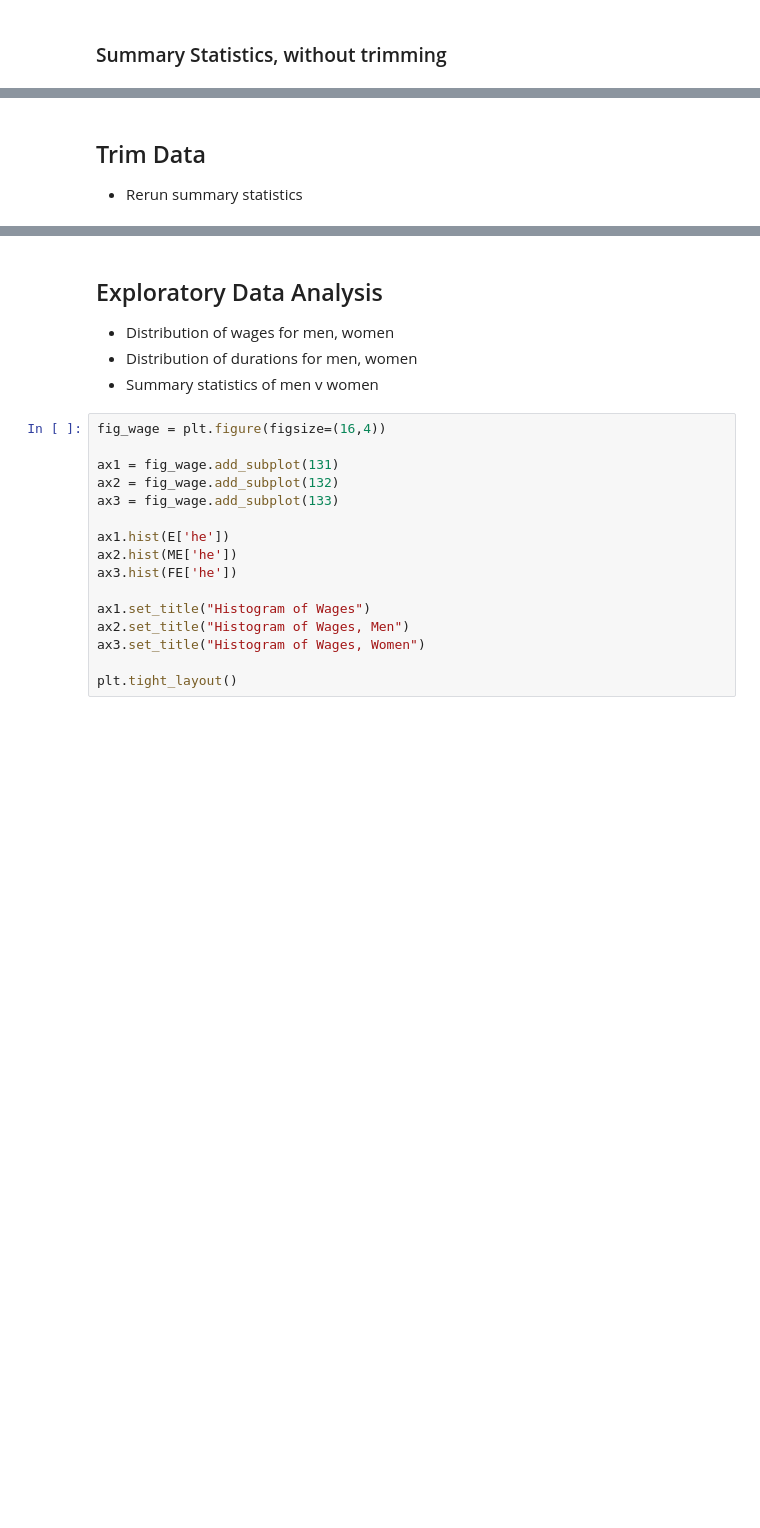
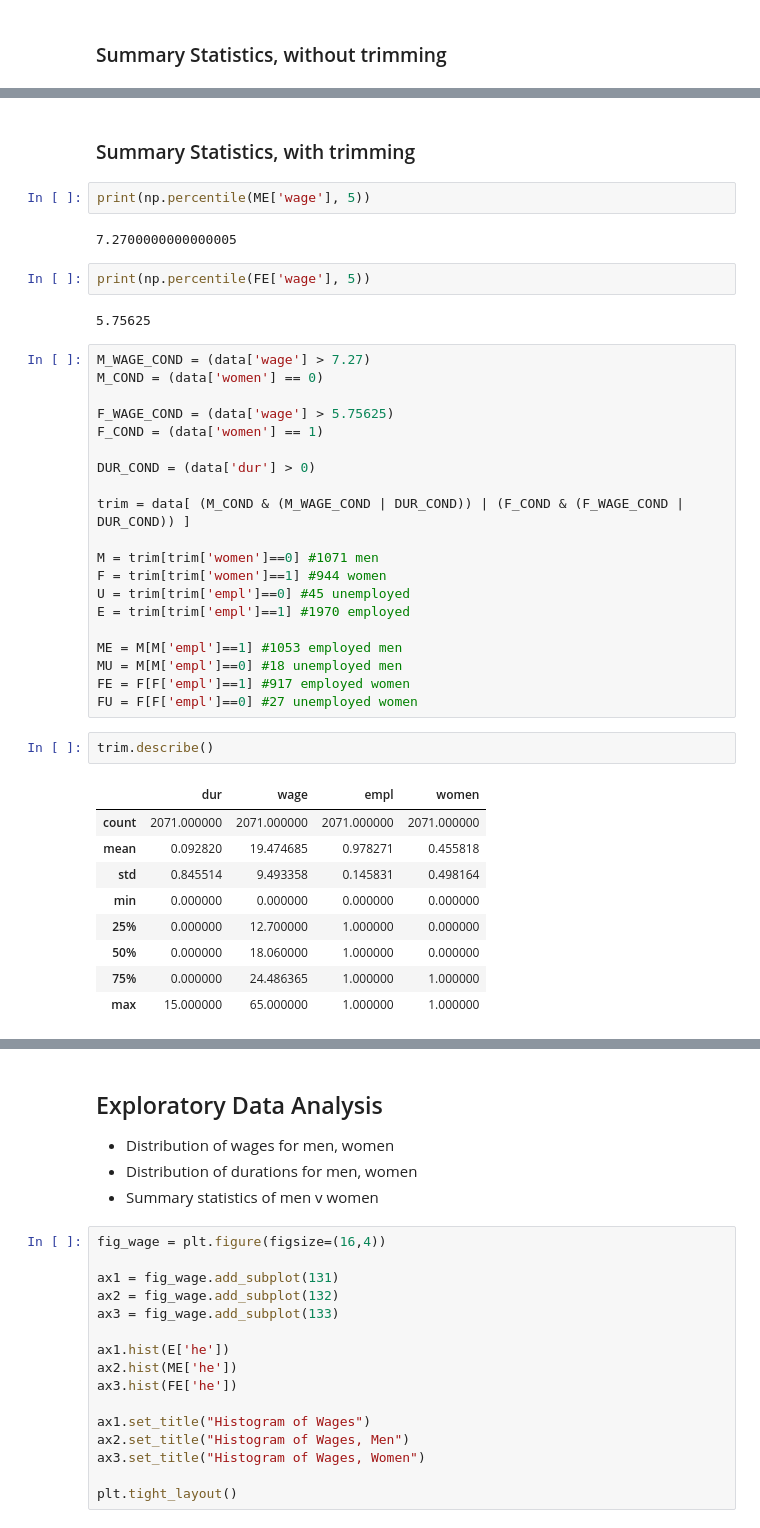
Before and after one commit to meganmccoy/masters-thesis, a Jupyter notebook: notebook/882 Replication.ipynb, the cells around one changed output, grey strips where cells are left out. Cells and saved outputs as stored; diff of their text form; blank space fills up the shorter version.

Commit message:
Trimmed data; no changes to MLE procedure

```diff
--- a/notebook/882 Replication.ipynb
+++ b/notebook/882 Replication.ipynb
@@ -99,4 +81,42 @@ Ratios
-# %% [markdown]
-## Trim Data
-
-- Rerun summary statistics
+# %% [markdown]
+### Summary Statistics, with trimming
+# %%
+print(np.percentile(ME['wage'], 5))
+# %% [output]
+7.2700000000000005
+# %%
+print(np.percentile(FE['wage'], 5))
+# %% [output]
+5.75625
+# %%
+M_WAGE_COND = (data['wage'] > 7.27)
+M_COND = (data['women'] == 0)
+
+F_WAGE_COND = (data['wage'] > 5.75625)
+F_COND = (data['women'] == 1)
+
+DUR_COND = (data['dur'] > 0)
+
+trim = data[ (M_COND & (M_WAGE_COND | DUR_COND)) | (F_COND & (F_WAGE_COND | DUR_COND)) ]
+
+M = trim[trim['women']==0] #1071 men
+F = trim[trim['women']==1] #944 women
+U = trim[trim['empl']==0] #45 unemployed
+E = trim[trim['empl']==1] #1970 employed
+
+ME = M[M['empl']==1] #1053 employed men
+MU = M[M['empl']==0] #18 unemployed men
+FE = F[F['empl']==1] #917 employed women
+FU = F[F['empl']==0] #27 unemployed women
+# %%
+trim.describe()
+# %% [output]
+|  | dur | wage | empl | women |
+| count | 2071.000000 | 2071.000000 | 2071.000000 | 2071.000000 |
+| mean | 0.092820 | 19.474685 | 0.978271 | 0.455818 |
+| std | 0.845514 | 9.493358 | 0.145831 | 0.498164 |
+| min | 0.000000 | 0.000000 | 0.000000 | 0.000000 |
+| 25% | 0.000000 | 12.700000 | 1.000000 | 0.000000 |
+| 50% | 0.000000 | 18.060000 | 1.000000 | 0.000000 |
+| 75% | 0.000000 | 24.486365 | 1.000000 | 1.000000 |
+| max | 15.000000 | 65.000000 | 1.000000 | 1.000000 |
```
Also changed, not shown: parts of 12 cells of this notebook.
